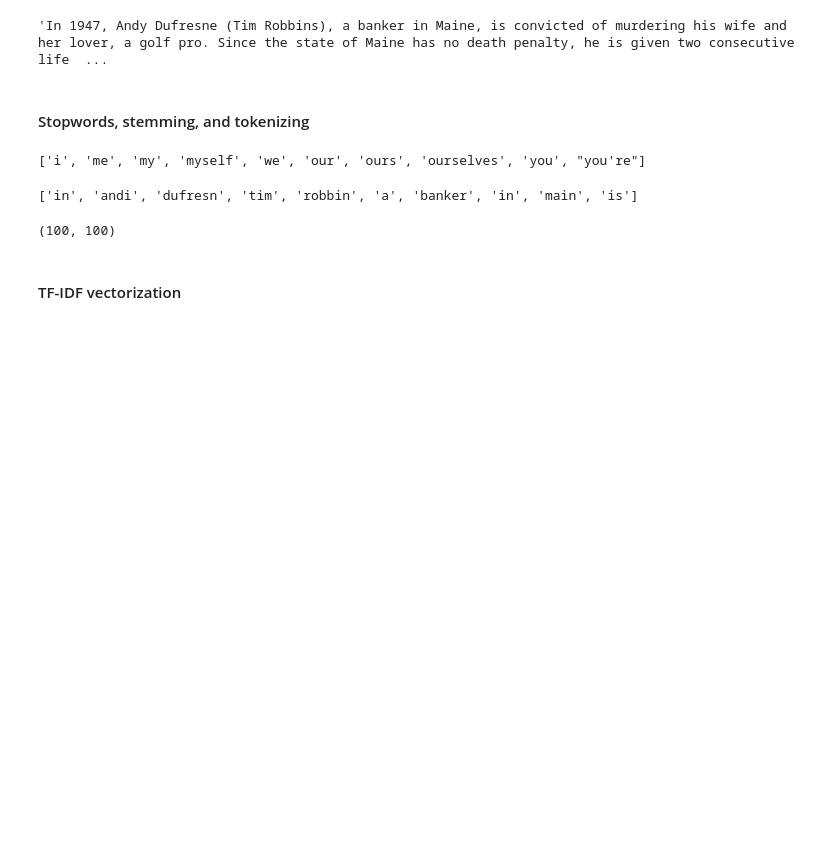
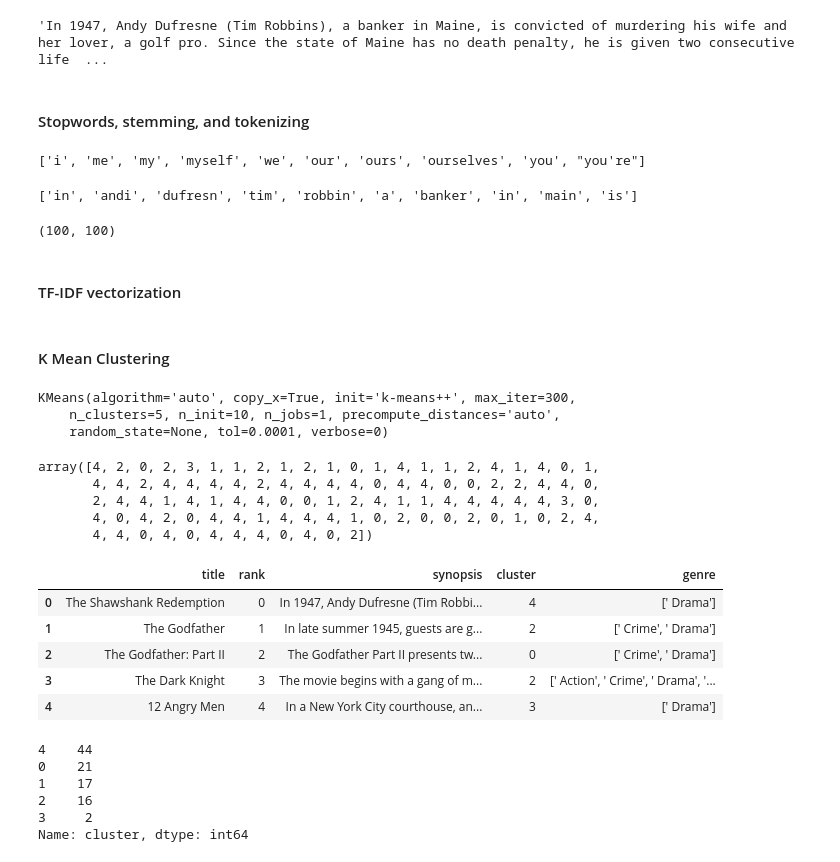
Before and after one commit to sabanasimbutt/Documents-Clustering, a Jupyter notebook: clustering.ipynb, the cells around one changed output. Drawn from its saved outputs; the diff is of its cells as text; code cells hidden in the pictures; blank space fills up the shorter version.

Commit message:
clustering

```diff
--- a/clustering.ipynb
+++ b/clustering.ipynb
@@ -94,0 +111,2 @@ dist = 1 - cosine_similarity(tfidf_matriz)
+# %% [markdown]
+#### K Mean Clustering
@@ -94,0 +115,37 @@ dist = 1 - cosine_similarity(tfidf_matriz)
+# %%
+kmean= KMeans(5)
+
+kmean.fit(tfidf_matriz)
+# %% [output]
+KMeans(algorithm='auto', copy_x=True, init='k-means++', max_iter=300,
+    n_clusters=5, n_init=10, n_jobs=1, precompute_distances='auto',
+    random_state=None, tol=0.0001, verbose=0)
+# %%
+clusters= kmean.labels_
+clusters
+# %% [output]
+array([4, 2, 0, 2, 3, 1, 1, 2, 1, 2, 1, 0, 1, 4, 1, 1, 2, 4, 1, 4, 0, 1,
+       4, 4, 2, 4, 4, 4, 4, 2, 4, 4, 4, 4, 0, 4, 4, 0, 0, 2, 2, 4, 4, 0,
+       2, 4, 4, 1, 4, 1, 4, 4, 0, 0, 1, 2, 4, 1, 1, 4, 4, 4, 4, 4, 3, 0,
+       4, 0, 4, 2, 0, 4, 4, 1, 4, 4, 4, 1, 0, 2, 0, 0, 2, 0, 1, 0, 2, 4,
+       4, 4, 0, 4, 0, 4, 4, 4, 0, 4, 0, 2])
+# %%
+films=pd.DataFrame({'title': title, 'rank': ranks, 'synopsis': synopsis, 'cluster': clusters, 'genre': genre})
+# %%
+films.head()
+# %% [output]
+|  | title | rank | synopsis | cluster | genre |
+| 0 | The Shawshank Redemption | 0 | In 1947, Andy Dufresne (Tim Robbi... | 4 | [' Drama'] |
+| 1 | The Godfather | 1 | In late summer 1945, guests are g... | 2 | [' Crime', ' Drama'] |
+| 2 | The Godfather: Part II | 2 | The Godfather Part II presents tw... | 0 | [' Crime', ' Drama'] |
+| 3 | The Dark Knight | 3 | The movie begins with a gang of m... | 2 | [' Action', ' Crime', ' Drama', '... |
+| 4 | 12 Angry Men | 4 | In a New York City courthouse, an... | 3 | [' Drama'] |
+# %%
+films['cluster'].value_counts()
+# %% [output]
+4    44
+0    21
+1    17
+2    16
+3     2
+Name: cluster, dtype: int64
```
Also changed, not shown: parts of 8 cells of this notebook.
